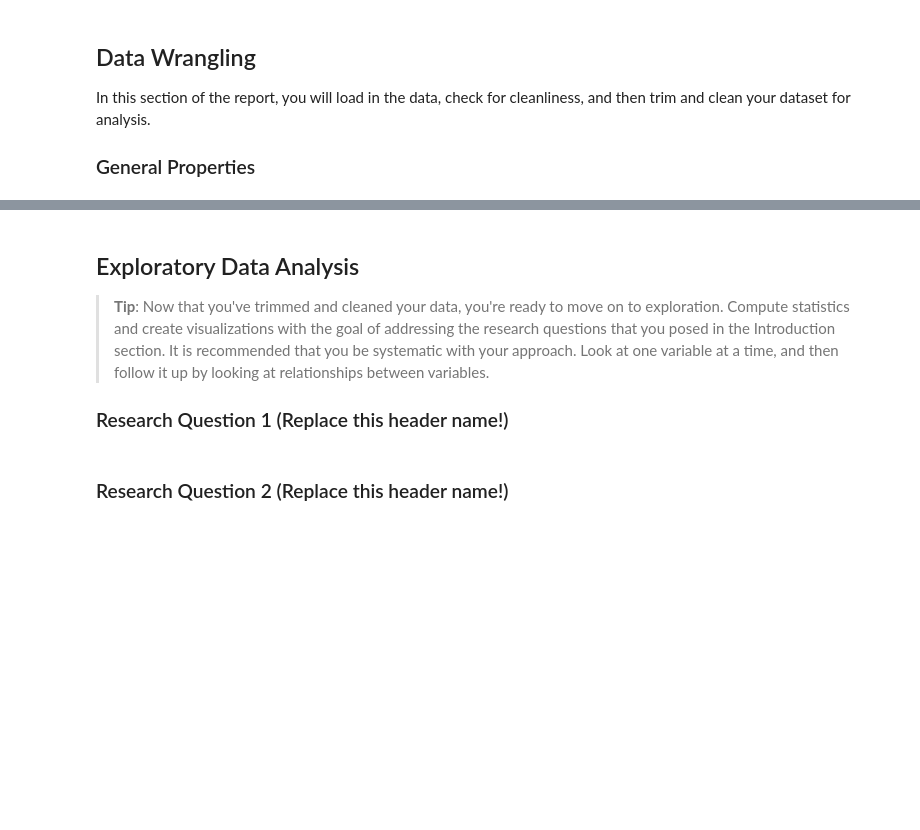
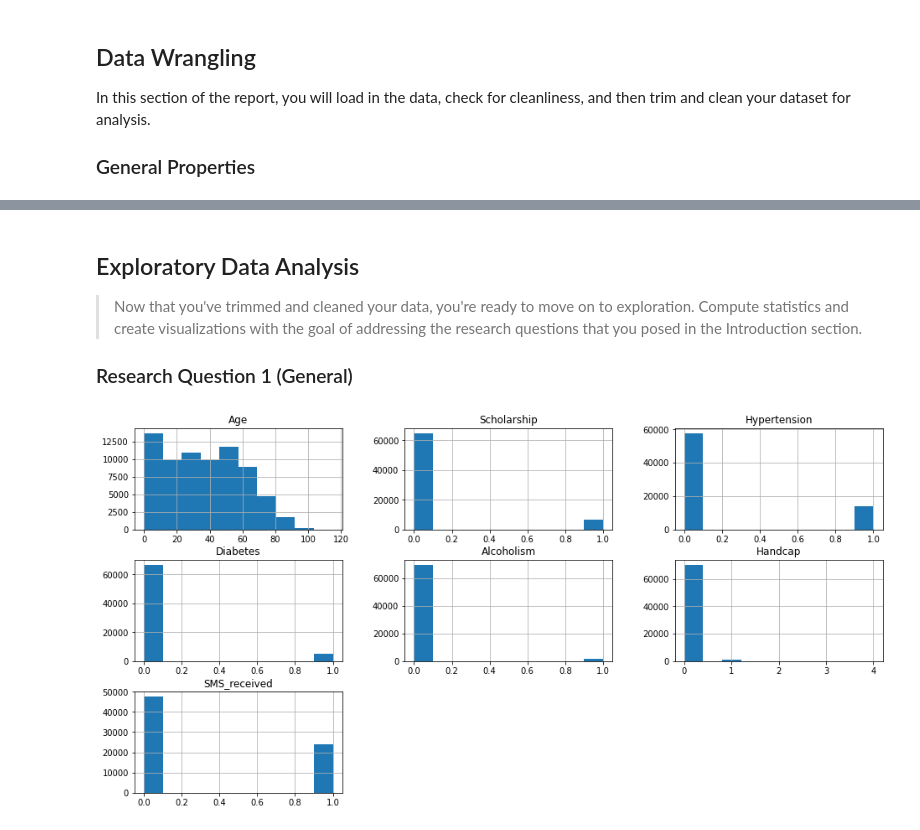
Before and after one commit to Abdellatif-Elfeke/Investigate-a-Dataset, a Jupyter notebook: investigate_a_dataset_template.ipynb, the cells around one changed output, grey strips where cells are left out. Saved outputs shown, nothing was run; the diff lists cells and outputs as text; code cells hidden in the pictures; blank space fills up the shorter version.

```diff
--- a/investigate_a_dataset_template.ipynb
+++ b/investigate_a_dataset_template.ipynb
@@ -72,3 +133,4 @@ ParserError: ignored
 # %%
 # After discussing the structure of the data and any problems that need to be
 #   cleaned, perform those cleaning steps in the second part of this section.
+df.drop(index=99832 , inplace = True )
@@ -74,0 +139,3 @@ ParserError: ignored
+# %%
+df.rename(columns={'Hipertension':'Hypertension'},inplace = True)
+df.head()
@@ -74,0 +149,3 @@ ParserError: ignored
+# %%
+df.drop_duplicates(['PatientId','No-show'],inplace=True)
+df.shape
@@ -74,0 +154,2 @@ ParserError: ignored
+# %%
+df.drop(['PatientId','AppointmentID','ScheduledDay','AppointmentDay'],axis=1 , inplace=True)
@@ -76,11 +168,12 @@ ParserError: ignored
 <a id='eda'></a>
 ## Exploratory Data Analysis
 
-> **Tip**: Now that you've trimmed and cleaned your data, you're ready to move on to exploration. Compute statistics and create visualizations with the goal of addressing the research questions that you posed in the Introduction section. It is recommended that you be systematic with your approach. Look at one variable at a time, and then follow it up by looking at relationships between variables.
+> Now that you've trimmed and cleaned your data, you're ready to move on to exploration. Compute statistics and create visualizations with the goal of addressing the research questions that you posed in the Introduction section.
 
-### Research Question 1 (Replace this header name!)
+### Research Question 1 (General)
 # %%
 # Use this, and more code cells, to explore your data. Don't forget to add
 #   Markdown cells to document your observations and findings.
+df.hist(figsize=(16,8));
+# %% [output]
+[figure, added]
-# %% [markdown]
-### Research Question 2  (Replace this header name!)
```
Also changed, not shown: parts of 29 cells of this notebook.
